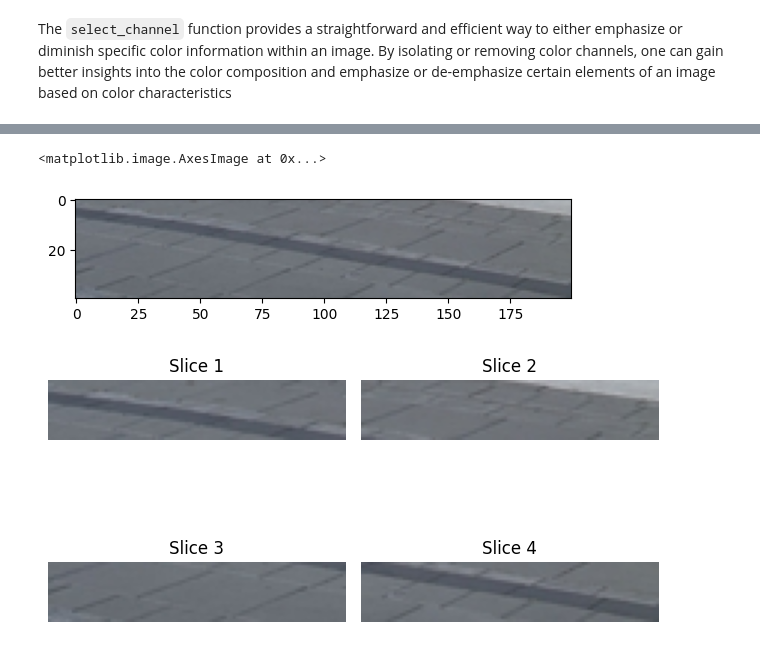
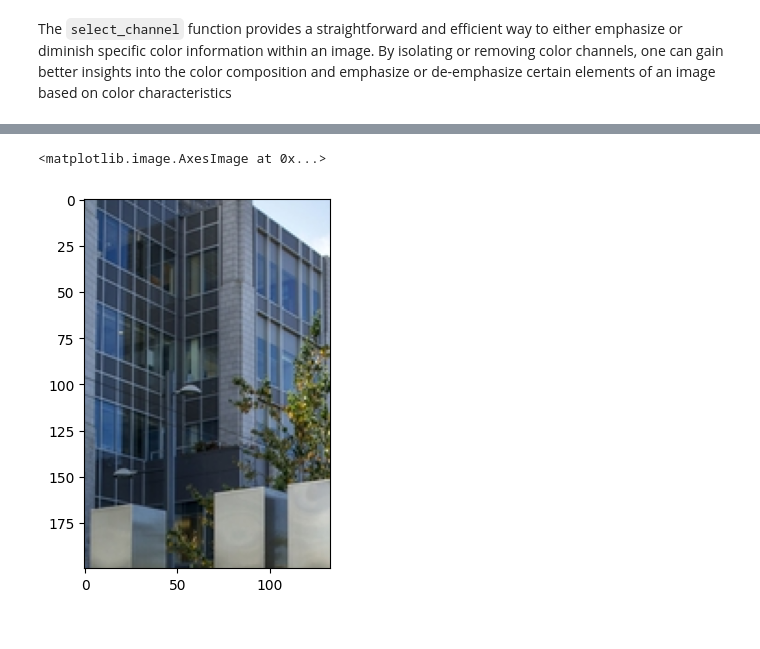
Before and after one commit to UBC-MDS/image_manipulator, a Jupyter notebook: docs/example.ipynb, the cells around one changed output, grey strips where cells are left out. Saved outputs shown, nothing was run; the diff lists cells and outputs as text; code cells hidden in the pictures.

Commit message:
Add slice_image example in the doc

```diff
--- a/docs/example.ipynb
+++ b/docs/example.ipynb
@@ -16,4 +23,3 @@ Since our package deals with image modifications, let us start by importing a te
 # %%
-image = Image.open("../src/ubc.jpeg")
-image_array = np.array(image)
-plt.imshow(image_array)
+image = Image.open("ubc.jpeg")  # Example, can be replaced with other jpeg images
+image_array = np.array(image)  # Load the image into numpy array
@@ -154,0 +179,2 @@ slices = slice_image(image_array, horizontal_slices=10, vertical_slices=2)
+# %%
+slices = slice_image(image_array, horizontal_slices=2, vertical_slices=3)  # The function returns np.arrays which represent slices
@@ -155,12 +187,6 @@ slices = slice_image(image_array, horizontal_slices=10, vertical_slices=2)
 # %%
-first_slice = slices[9][0]
-
-# Displaying the first slice
+first_slice = slices[0][0]
 plt.imshow(first_slice)
 # %% [output]
 <matplotlib.image.AxesImage at 0x...>
-[figure, old version]
+[figure, new version]
-# %%
-slices_2 = slice_image(first_slice, horizontal_slices=2, vertical_slices=2)
-# %% [output]
-[figure, removed]
```
Also changed, not shown: parts of 30 cells of this notebook, 1 other file.
